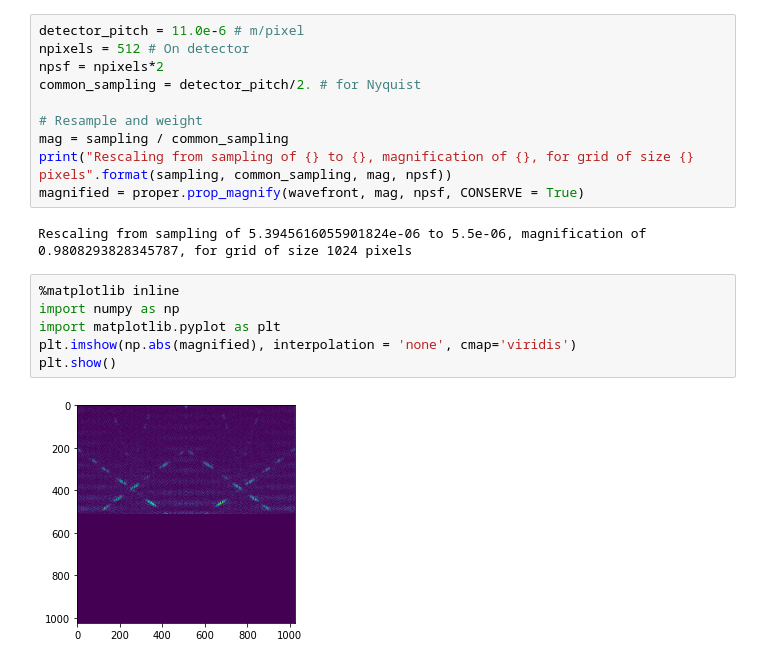
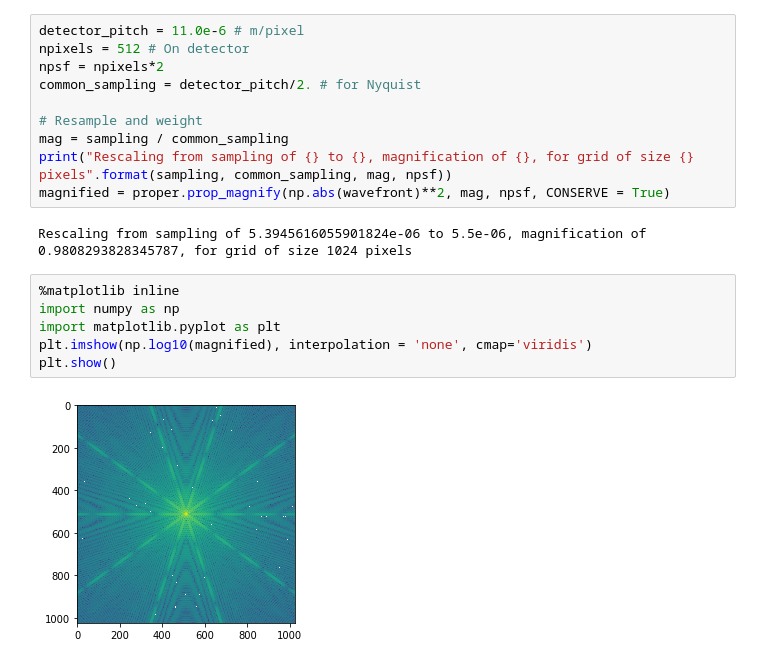
Before and after one commit to benjaminpope/toliman, a Jupyter notebook: image_modelling/prop_magnify test.ipynb, the cells around one changed output. Cells and saved outputs as stored; diff of their text form.

```diff
--- a/image_modelling/prop_magnify test.ipynb
+++ b/image_modelling/prop_magnify test.ipynb
@@ -52,14 +52,14 @@ common_sampling = detector_pitch/2. # for Nyquist
 # Resample and weight
 mag = sampling / common_sampling
 print("Rescaling from sampling of {} to {}, magnification of {}, for grid of size {} pixels".format(sampling, common_sampling, mag, npsf))
-magnified = proper.prop_magnify(wavefront, mag, npsf, CONSERVE = True)
+magnified = proper.prop_magnify(np.abs(wavefront)**2, mag, npsf, CONSERVE = True)
 # %% [output]
 Rescaling from sampling of 5.3945616055901824e-06 to 5.5e-06, magnification of 0.9808293828345787, for grid of size 1024 pixels
 # %%
 %matplotlib inline
 import numpy as np
 import matplotlib.pyplot as plt
-plt.imshow(np.abs(magnified), interpolation = 'none', cmap='viridis')
+plt.imshow(np.log10(magnified), interpolation = 'none', cmap='viridis')
 plt.show()
 # %% [output]
-[figure, old version]
+[figure, new version]
```
Also changed, not shown: parts of 1 cell of this notebook.
